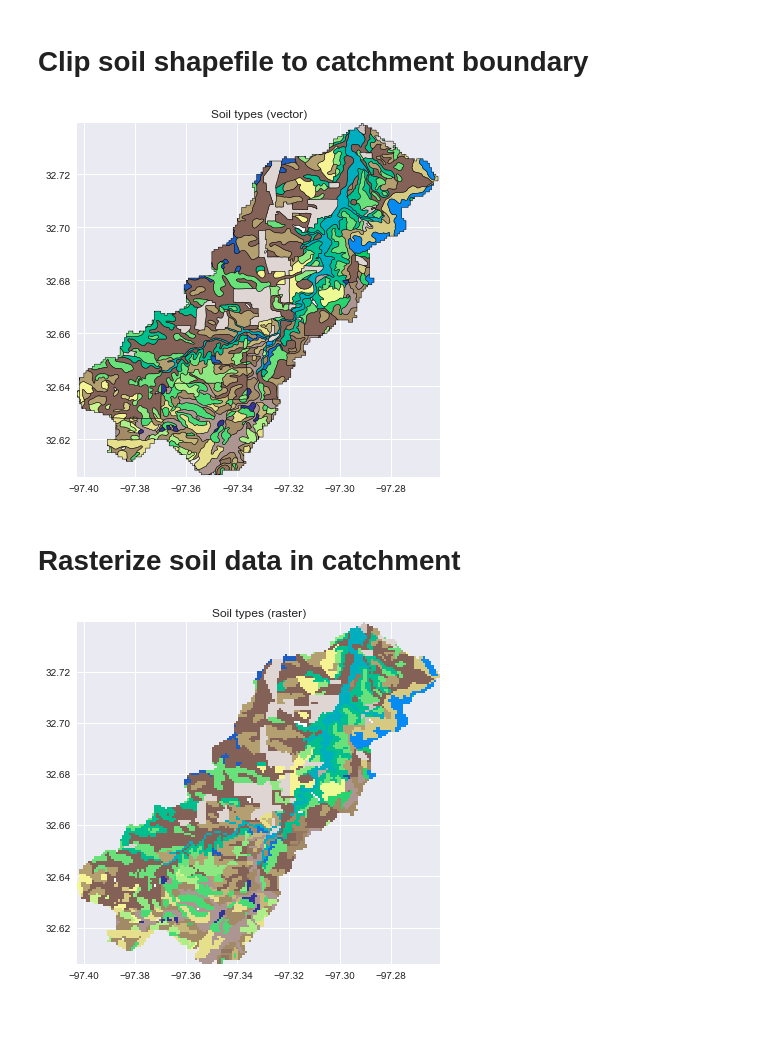
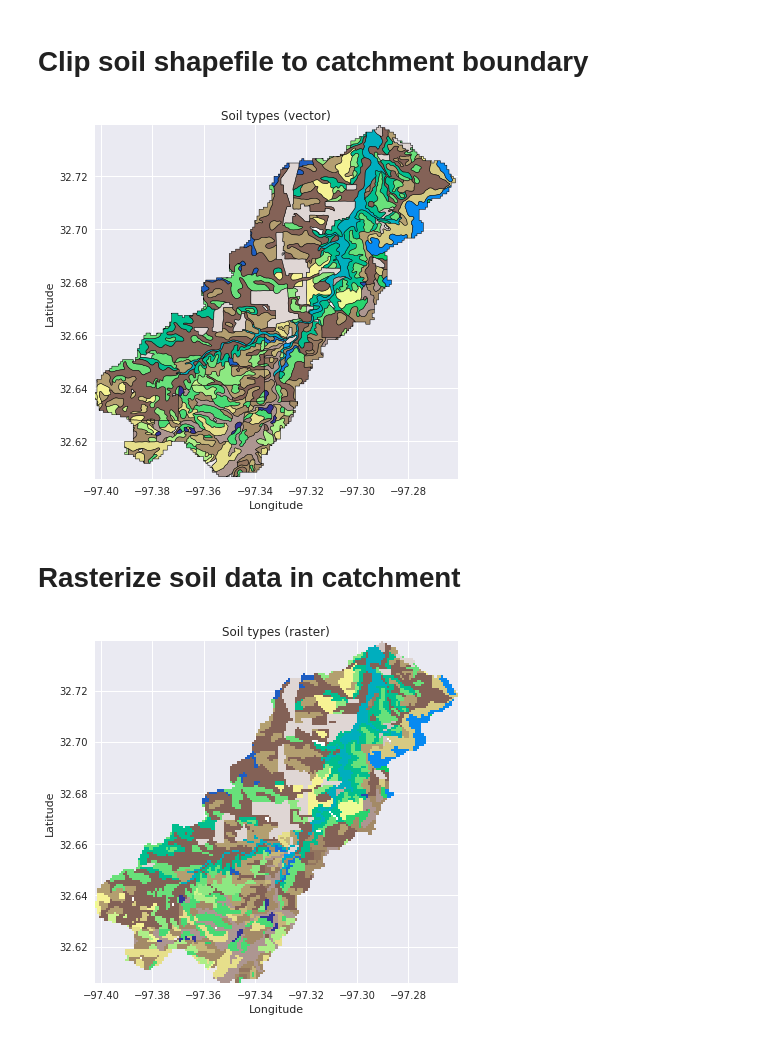
Before and after one commit to mdbartos/pysheds, a Jupyter notebook: examples/shapefiles.ipynb, the cells around one changed output. Cells and saved outputs as stored; diff of their text form; code cells hidden in the pictures.

Commit message:
Update shapefiles example

```diff
--- a/examples/shapefiles.ipynb
+++ b/examples/shapefiles.ipynb
@@ -53,8 +52,9 @@ fig, ax = plt.subplots(figsize=(6.5, 6.5))
 
 for shape in shapes:
     coords = np.asarray(shape[0]['coordinates'][0])
-    plt.plot(coords[:,0], coords[:,1], color='k')
+    ax.plot(coords[:,0], coords[:,1], color='k')
 
 ax.set_xlim(grid.bbox[0], grid.bbox[2])
 ax.set_ylim(grid.bbox[1], grid.bbox[3])
+ax.set_title('Catchment boundary (vector)')
 # %% [output]
@@ -66,35 +66,42 @@ ax.set_ylim(grid.bbox[1], grid.bbox[3])
 soils = gpd.read_file('../data/nrcs-soils_48439_tarrant/')
 # %% [markdown]
 # Clip soil shapefile to catchment boundary
+# %%
+shapes = grid.polygonize()
+catchment_polygon = ops.unary_union([geometry.shape(shape)
+                                     for shape, value in shapes])
 # %%
-catchment_coords = shapes[0][0]['coordinates'][0]
-catchment_polygon = geometry.Polygon(catchment_coords)
+soil_id = 'MUKEY'
 soils = soils[soils.intersects(catchment_polygon)]
-catchment_soils = gpd.GeoDataFrame(soils['MUKEY'], geometry=soils.intersection(catchment_polygon))
+catchment_soils = gpd.GeoDataFrame(soils[soil_id], geometry=soils.intersection(catchment_polygon))
 # Convert soil types to simple integer values
-soil_types = np.unique(catchment_soils['MUKEY'])
+soil_types = np.unique(catchment_soils[soil_id])
 soil_types = pd.Series(np.arange(soil_types.size), index=soil_types)
-catchment_soils['MUKEY'] = catchment_soils['MUKEY'].map(soil_types)
+catchment_soils[soil_id] = catchment_soils[soil_id].map(soil_types)
 # %%
 fig, ax = plt.subplots(figsize=(6.5, 6.5))
-catchment_soils.plot(ax=ax, column='MUKEY', categorical=True, cmap='terrain', linewidth=0.5, alpha=1)
+catchment_soils.plot(ax=ax, column=soil_id, categorical=True, cmap='terrain', linewidth=0.5, edgecolor='k', alpha=1)
 ax.set_xlim(grid.bbox[0], grid.bbox[2])
 ax.set_ylim(grid.bbox[1], grid.bbox[3])
+plt.xlabel('Longitude')
+plt.ylabel('Latitude')
 ax.set_title('Soil types (vector)')
 plt.savefig('img/vector_soil.png')
 # %% [output]
-[figure, old version]
+[figure, new version]
 # %% [markdown]
 # Rasterize soil data in catchment
 # %%
-soil_polygons = zip(catchment_soils.geometry.values, catchment_soils['MUKEY'].values)
+soil_polygons = zip(catchment_soils.geometry.values, catchment_soils[soil_id].values)
 soil_raster = grid.rasterize(soil_polygons, fill=np.nan)
 # %%
 fig, ax = plt.subplots(figsize=(6.5, 6.5))
 plt.imshow(soil_raster, cmap='terrain', extent=grid.extent, zorder=1)
 ax.set_xlim(grid.bbox[0], grid.bbox[2])
 ax.set_ylim(grid.bbox[1], grid.bbox[3])
+plt.xlabel('Longitude')
+plt.ylabel('Latitude')
 ax.set_title('Soil types (raster)')
 plt.savefig('img/raster_soil.png')
 # %% [output]
-[figure, old version]
+[figure, new version]
```
Also changed, not shown: parts of 3 cells of this notebook, 3 other files.
